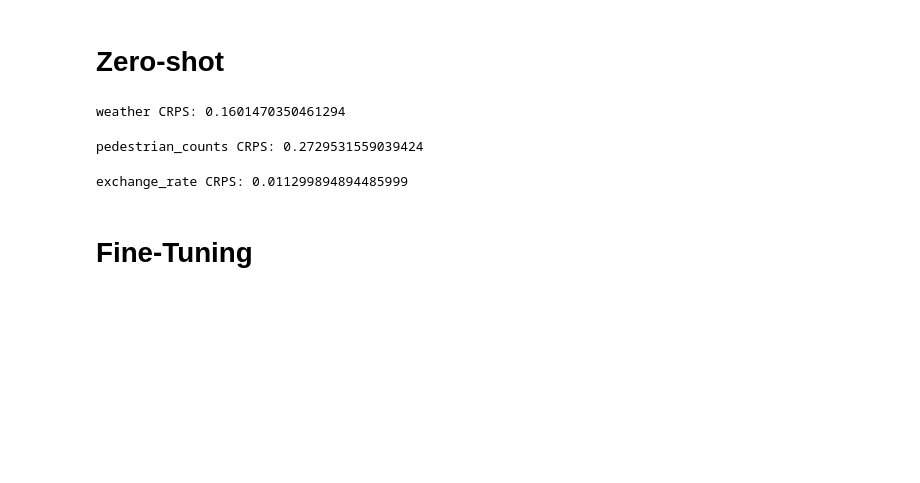
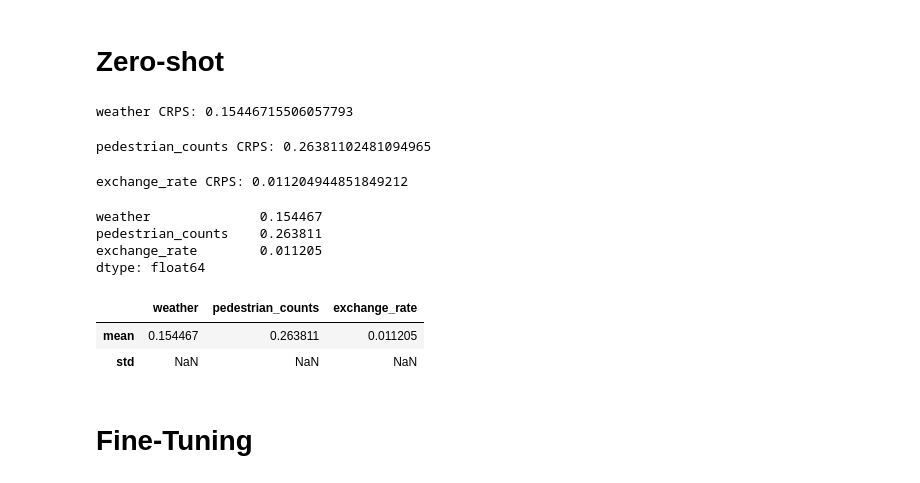
Before and after one commit to TiagoCumetti/lag-llama, a Jupyter notebook: Lag_Llama_Reproduction.ipynb, the cells around one changed output. Saved outputs shown, nothing was run; the diff lists cells and outputs as text; code cells hidden in the pictures; blank space fills up the shorter version.

```diff
--- a/Lag_Llama_Reproduction.ipynb
+++ b/Lag_Llama_Reproduction.ipynb
@@ -95,7 +102,7 @@ for ds_name in test_dataset_names:
 
     _, predictor = create_model(ckpt_path, prediction_length, context_length)
 
-    for _ in range(10):
+    for _ in range(1):
         forecast_it, ts_it = make_evaluation_predictions(
             dataset=dataset.test,
             predictor=predictor,
@@ -111,9 +118,19 @@ for ds_name in test_dataset_names:
 results = pd.DataFrame(results)
 results.mean()
 # %% [output]
-weather CRPS: 0.1601470350461294
+weather CRPS: 0.15446715506057793
-pedestrian_counts CRPS: 0.2729531559039424
+pedestrian_counts CRPS: 0.26381102481094965
-exchange_rate CRPS: 0.011299894894485999
+exchange_rate CRPS: 0.011204944851849212
+weather              0.154467
+pedestrian_counts    0.263811
+exchange_rate        0.011205
+dtype: float64
+# %%
+results.aggregate(["mean", "std"])
+# %% [output]
+|  | weather | pedestrian_counts | exchange_rate |
+| mean | 0.154467 | 0.263811 | 0.011205 |
+| std | NaN | NaN | NaN |
 # %% [markdown]
 # Fine-Tuning
 # %%
```
Also changed, not shown: parts of 1 cell of this notebook.
